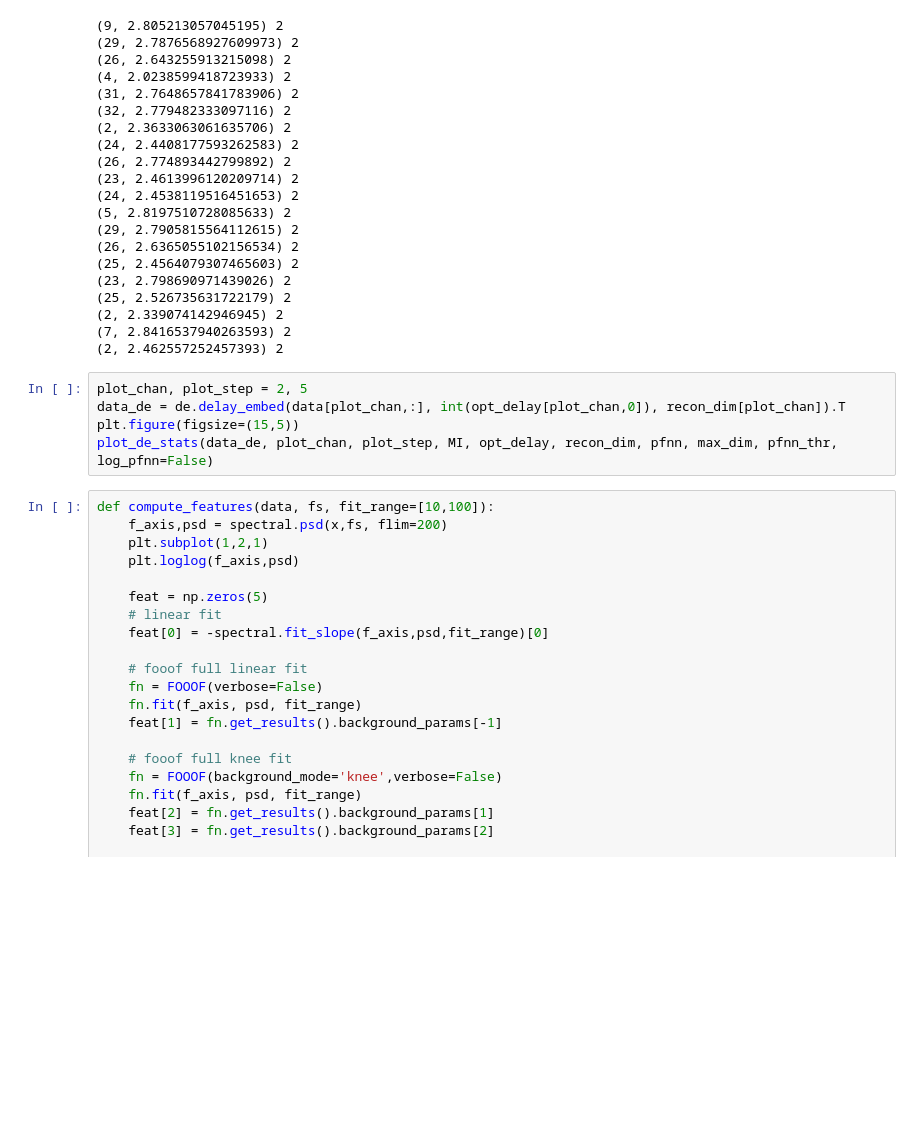
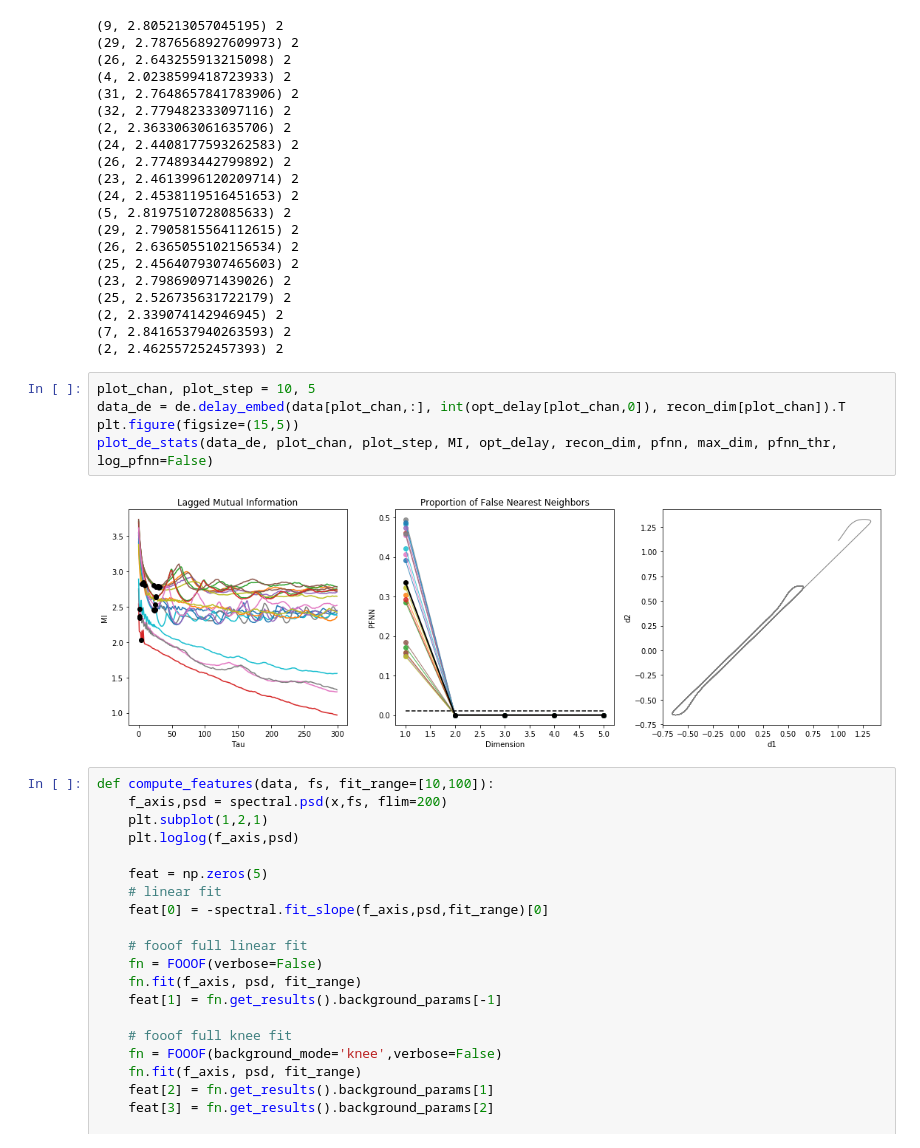
Before and after one commit to rdgao/SpaceRecon, a Jupyter notebook: notebooks/simulation_projection.ipynb, the cells around one changed output. Saved outputs shown, nothing was run; the diff lists cells and outputs as text; blank space fills up the shorter version.

```diff
--- a/notebooks/simulation_projection.ipynb
+++ b/notebooks/simulation_projection.ipynb
@@ -438,10 +437,12 @@ MI, opt_delay, recon_dim, pfnn = compute_delayembedding(data, nbins, max_tau, ma
 (7, 2.8416537940263593) 2
 (2, 2.462557252457393) 2
 # %%
-plot_chan, plot_step = 2, 5
+plot_chan, plot_step = 10, 5
 data_de = de.delay_embed(data[plot_chan,:], int(opt_delay[plot_chan,0]), recon_dim[plot_chan]).T
 plt.figure(figsize=(15,5))
 plot_de_stats(data_de, plot_chan, plot_step, MI, opt_delay, recon_dim, pfnn, max_dim, pfnn_thr, log_pfnn=False)
+# %% [output]
+[figure, added]
 # %%
 def compute_features(data, fs, fit_range=[10,100]):
     f_axis,psd = spectral.psd(x,fs, flim=200)
```
Also changed, not shown: parts of 2 cells of this notebook, 1 other file.
